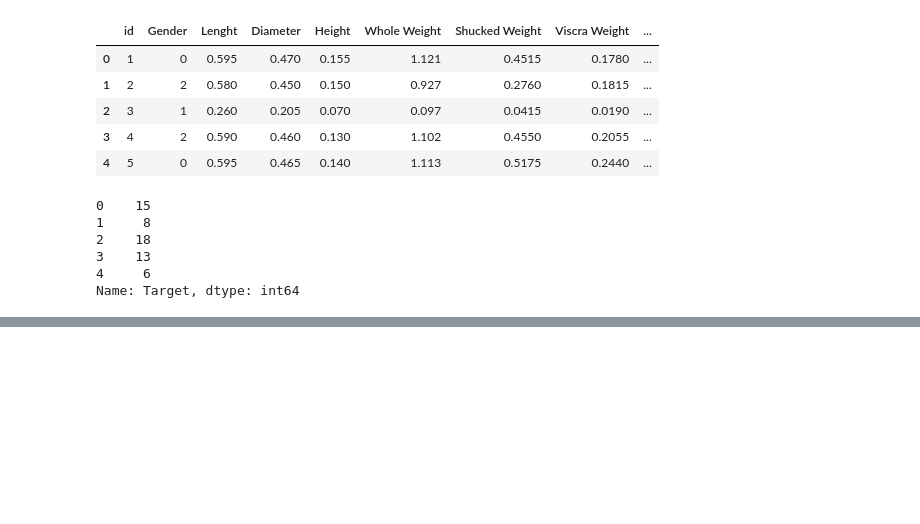
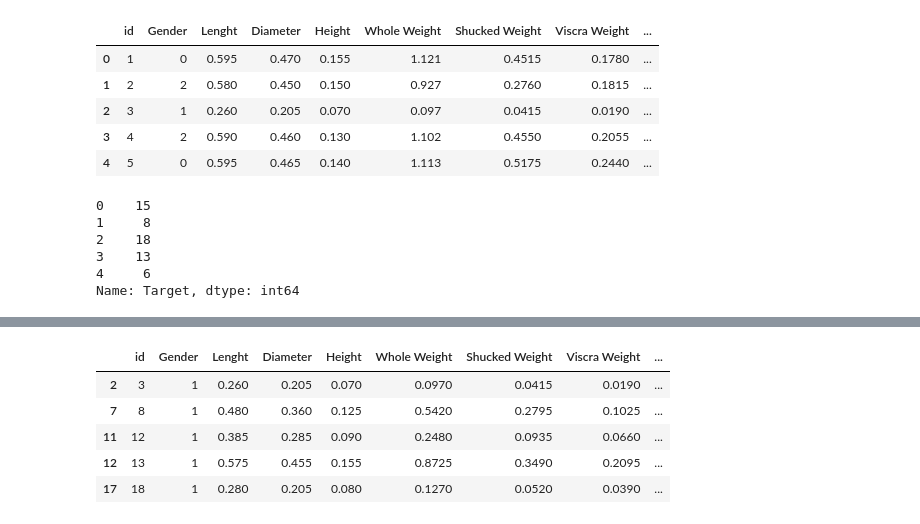
Before and after one commit to cheymingyu/Dacon_basic, a Jupyter notebook: abalone/predict_abalone_age.ipynb, the cells around one changed output, grey strips where cells are left out. Saved outputs shown, nothing was run; the diff lists cells and outputs as text; code cells hidden in the pictures; blank space fills up the shorter version.

```diff
--- a/abalone/predict_abalone_age.ipynb
+++ b/abalone/predict_abalone_age.ipynb
@@ -142,0 +172,9 @@ Name: Target, dtype: int64
+# %%
+test_I.head()
+# %% [output]
+|  | id | Gender | Lenght | Diameter | Height | Whole Weight | Shucked Weight | Viscra Weight | ... |
+| 2 | 3 | 1 | 0.260 | 0.205 | 0.070 | 0.0970 | 0.0415 | 0.0190 | ... |
+| 7 | 8 | 1 | 0.480 | 0.360 | 0.125 | 0.5420 | 0.2795 | 0.1025 | ... |
+| 11 | 12 | 1 | 0.385 | 0.285 | 0.090 | 0.2480 | 0.0935 | 0.0660 | ... |
+| 12 | 13 | 1 | 0.575 | 0.455 | 0.155 | 0.8725 | 0.3490 | 0.2095 | ... |
+| 17 | 18 | 1 | 0.280 | 0.205 | 0.080 | 0.1270 | 0.0520 | 0.0390 | ... |
```
Also changed, not shown: parts of 18 cells of this notebook.
